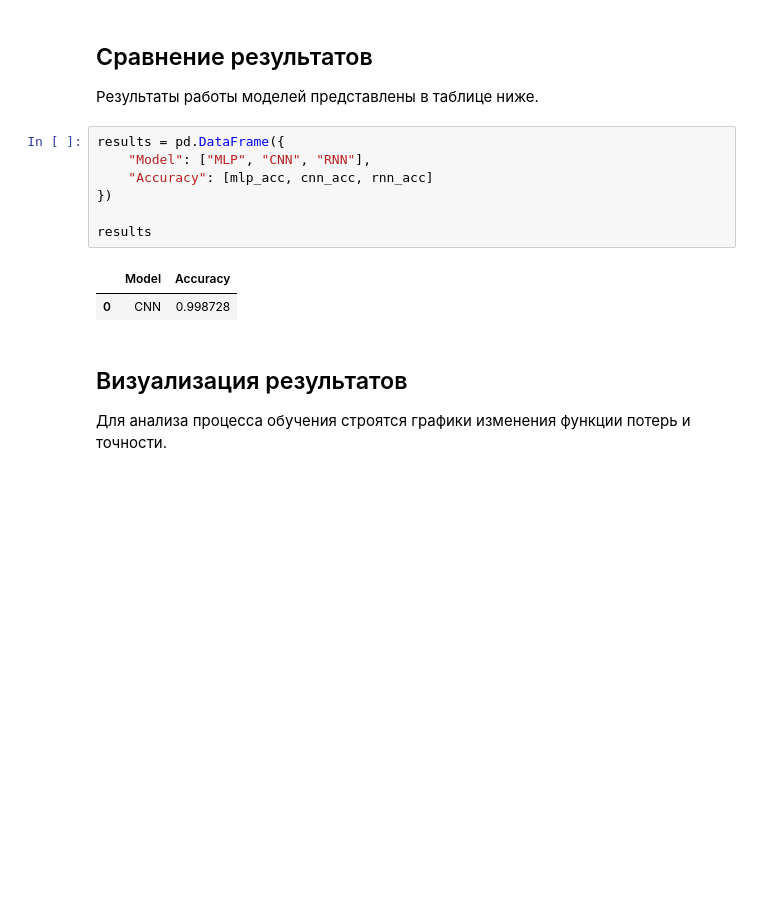
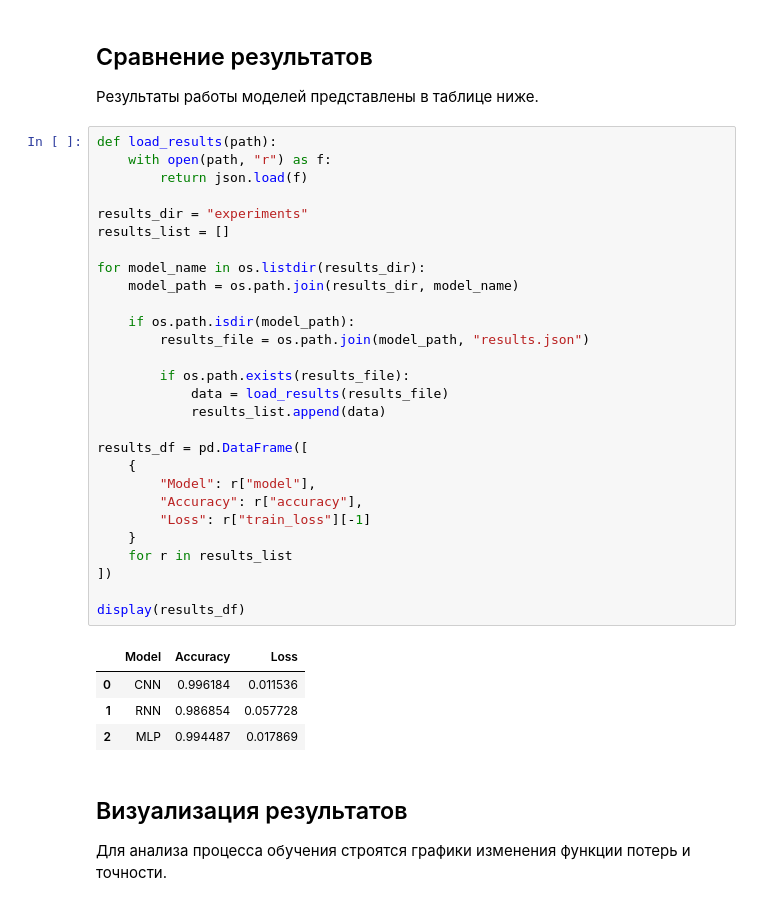
Before and after one commit to SupremeIntelligence/analysis-of-neural-network-architectures, a Jupyter notebook: mlp_rnn_cnn_image_classification.ipynb, the cells around one changed output. Saved outputs shown, nothing was run; the diff lists cells and outputs as text; blank space fills up the shorter version.

```diff
--- a/mlp_rnn_cnn_image_classification.ipynb
+++ b/mlp_rnn_cnn_image_classification.ipynb
@@ -147,15 +174,38 @@ CNN | Epoch 5/5 | Loss: 0.0021
 
 Результаты работы моделей представлены в таблице ниже.
 # %%
-results = pd.DataFrame({
-    "Model": ["MLP", "CNN", "RNN"],
-    "Accuracy": [mlp_acc, cnn_acc, rnn_acc]
-})
+def load_results(path):
+    with open(path, "r") as f:
+        return json.load(f)
 
-results
+results_dir = "experiments"
+results_list = []
+
+for model_name in os.listdir(results_dir):
+    model_path = os.path.join(results_dir, model_name)
+
+    if os.path.isdir(model_path):
+        results_file = os.path.join(model_path, "results.json")
+
+        if os.path.exists(results_file):
+            data = load_results(results_file)
+            results_list.append(data)
+
+results_df = pd.DataFrame([
+    {
+        "Model": r["model"],
+        "Accuracy": r["accuracy"],
+        "Loss": r["train_loss"][-1]
+    }
+    for r in results_list
+])
+
+display(results_df)
 # %% [output]
-|  | Model | Accuracy |
-| 0 | CNN | 0.998728 |
+|  | Model | Accuracy | Loss |
+| 0 | CNN | 0.996184 | 0.011536 |
+| 1 | RNN | 0.986854 | 0.057728 |
+| 2 | MLP | 0.994487 | 0.017869 |
 # %% [markdown]
 ## Визуализация результатов
 
```
Also changed, not shown: parts of 5 cells of this notebook, 1 other file.
